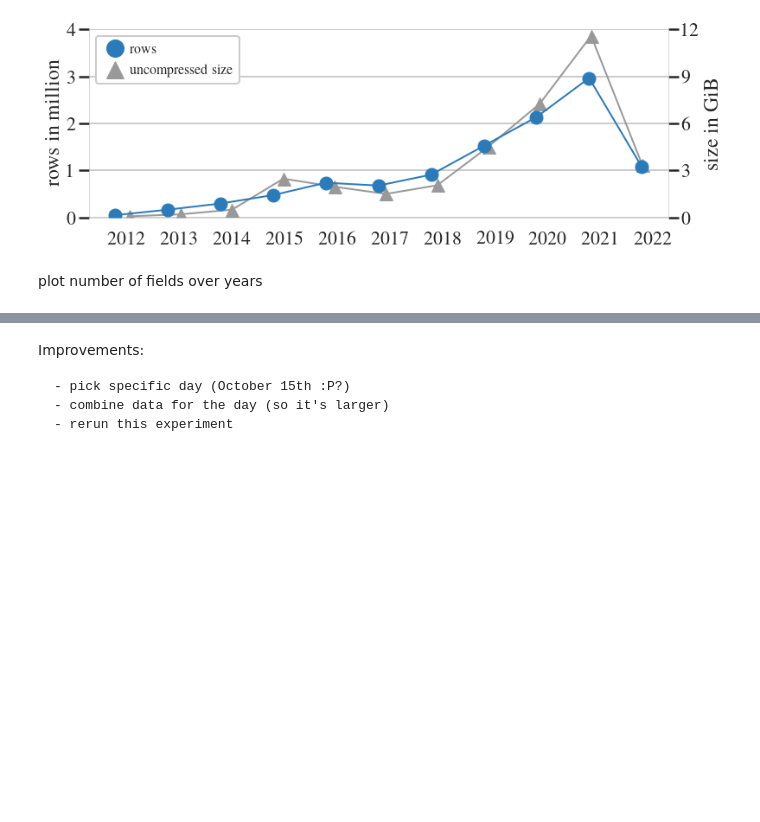
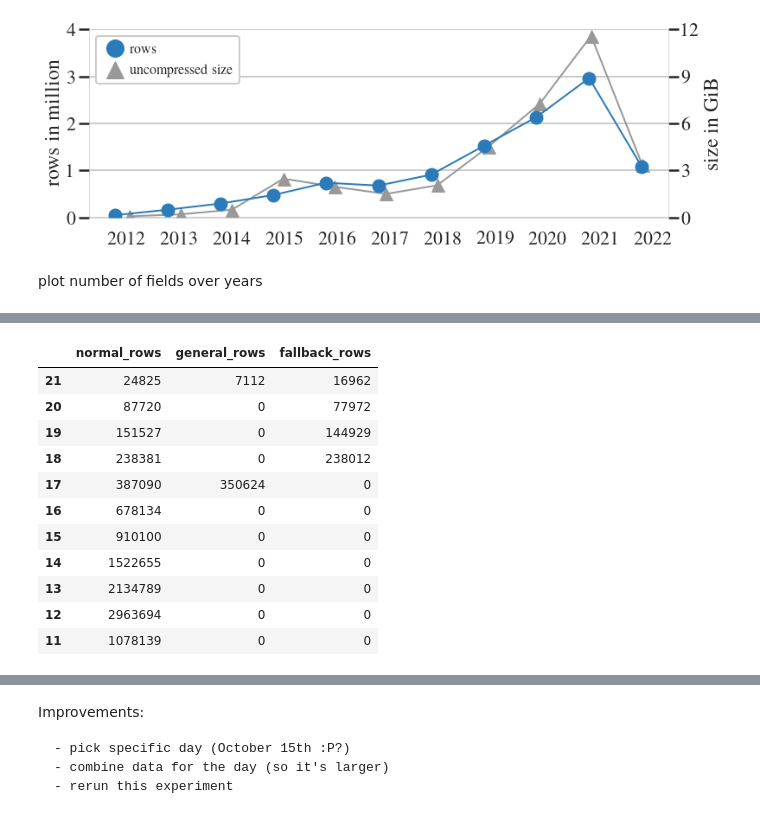
Before and after one commit to tuplex/tuplex, a Jupyter notebook: experimental/notebooks/02_paper_plot_github_sample.ipynb, the cells around one changed output, grey strips where cells are left out. Saved outputs shown, nothing was run; the diff lists cells and outputs as text; code cells hidden in the pictures; blank space fills up the shorter version.

```diff
--- a/experimental/notebooks/02_paper_plot_github_sample.ipynb
+++ b/experimental/notebooks/02_paper_plot_github_sample.ipynb
@@ -316,3 +371,18 @@ print('encoding 1 row in fallback (global): {:.2f} Kib'.format(
+# %%
+df_global[['normal_rows', 'general_rows', 'fallback_rows']]
+# %% [output]
+|  | normal_rows | general_rows | fallback_rows |
+| 21 | 24825 | 7112 | 16962 |
+| 20 | 87720 | 0 | 77972 |
+| 19 | 151527 | 0 | 144929 |
+| 18 | 238381 | 0 | 238012 |
+| 17 | 387090 | 350624 | 0 |
+| 16 | 678134 | 0 | 0 |
+| 15 | 910100 | 0 | 0 |
+| 14 | 1522655 | 0 | 0 |
+| 13 | 2134789 | 0 | 0 |
+| 12 | 2963694 | 0 | 0 |
+| 11 | 1078139 | 0 | 0 |
 # %%
 plt.plot(df_hyper['buf_size_compressed'] / mem_factor, 'o', label='compressed data size')
 plt.plot(df_hyper['buf_size_uncompressed'] / mem_factor, 'o', label='compressed data size')
```
Also changed, not shown: parts of 29 cells of this notebook, 1 other file.
